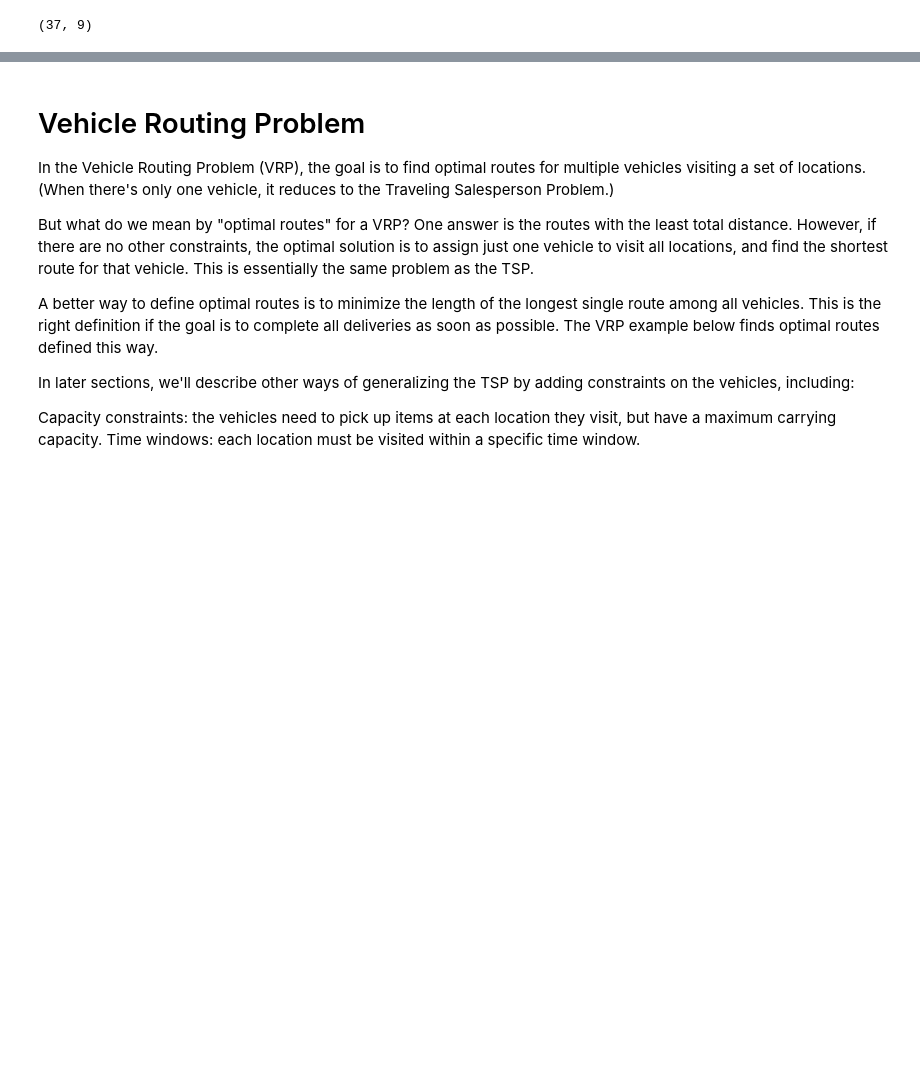
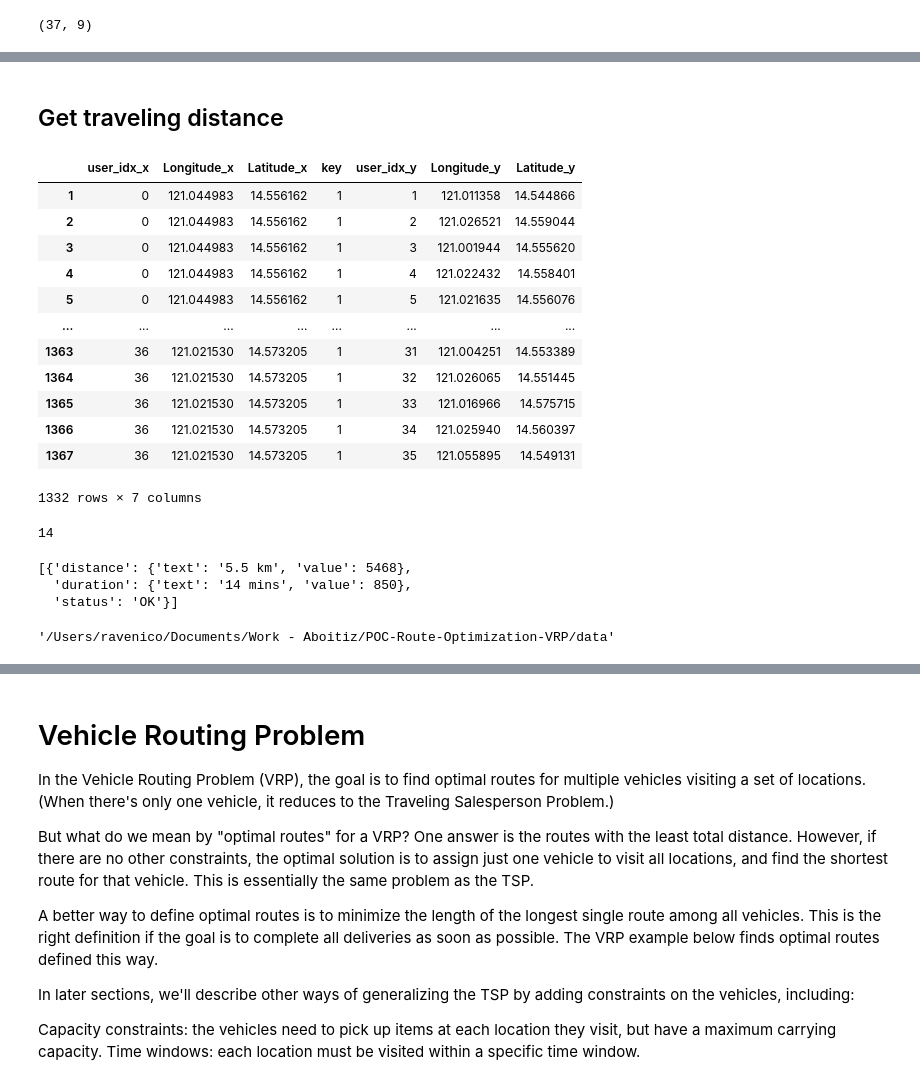
Before and after one commit to ravendico/POC-Route-Optimization-VRP, a Jupyter notebook: Route-Optimization-PH.ipynb, the cells around one changed output, grey strips where cells are left out. Saved outputs shown, nothing was run; the diff lists cells and outputs as text; code cells hidden in the pictures; blank space fills up the shorter version.

Commit message:
feat: VRP using google map distance and travel time
- got distance matrix using google map distance matrix API
- diff results for distance and time
- next: try if there are multiple hubs

```diff
--- a/Route-Optimization-PH.ipynb
+++ b/Route-Optimization-PH.ipynb
@@ -107,0 +98,2 @@ dist
+# %% [markdown]
+## Get traveling distance
@@ -107,0 +102,28 @@ dist
+# %%
+jabee['user_idx'] = jabee.index
+# %%
+jabee['key'] = 1
+# %%
+jabee_dist = jabee[['user_idx', 'Longitude', 'Latitude', 'key']].merge(jabee[['user_idx', 'Longitude', 'Latitude', 'key']], on = 'key')
+jabee_dist = jabee_dist.loc[jabee_dist.user_idx_x != jabee_dist.user_idx_y]
+# %%
+jabee_dist
+# %% [output]
+|  | user_idx_x | Longitude_x | Latitude_x | key | user_idx_y | Longitude_y | Latitude_y |
+| 1 | 0 | 121.044983 | 14.556162 | 1 | 1 | 121.011358 | 14.544866 |
+| 2 | 0 | 121.044983 | 14.556162 | 1 | 2 | 121.026521 | 14.559044 |
+| 3 | 0 | 121.044983 | 14.556162 | 1 | 3 | 121.001944 | 14.555620 |
+| 4 | 0 | 121.044983 | 14.556162 | 1 | 4 | 121.022432 | 14.558401 |
+| 5 | 0 | 121.044983 | 14.556162 | 1 | 5 | 121.021635 | 14.556076 |
+| ... | ... | ... | ... | ... | ... | ... | ... |
+| 1363 | 36 | 121.021530 | 14.573205 | 1 | 31 | 121.004251 | 14.553389 |
+| 1364 | 36 | 121.021530 | 14.573205 | 1 | 32 | 121.026065 | 14.551445 |
+| 1365 | 36 | 121.021530 | 14.573205 | 1 | 33 | 121.016966 | 14.575715 |
+| 1366 | 36 | 121.021530 | 14.573205 | 1 | 34 | 121.025940 | 14.560397 |
+| 1367 | 36 | 121.021530 | 14.573205 | 1 | 35 | 121.055895 | 14.549131 |
+1332 rows × 7 columns
+# %%
+divs = len(jabee_dist)//100 + 1
+divs
+# %% [output]
+14
@@ -107,0 +134,10 @@ dist
+# %%
+jabee_dist['rows'][1][0]['elements']
+# %% [output]
+[{'distance': {'text': '5.5 km', 'value': 5468},
+  'duration': {'text': '14 mins', 'value': 850},
+  'status': 'OK'}]
+# %%
+os.getcwd()
+# %% [output]
+'/Users/ravenico/Documents/Work - Aboitiz/POC-Route-Optimization-VRP/data'
```
Also changed, not shown: parts of 35 cells of this notebook.
